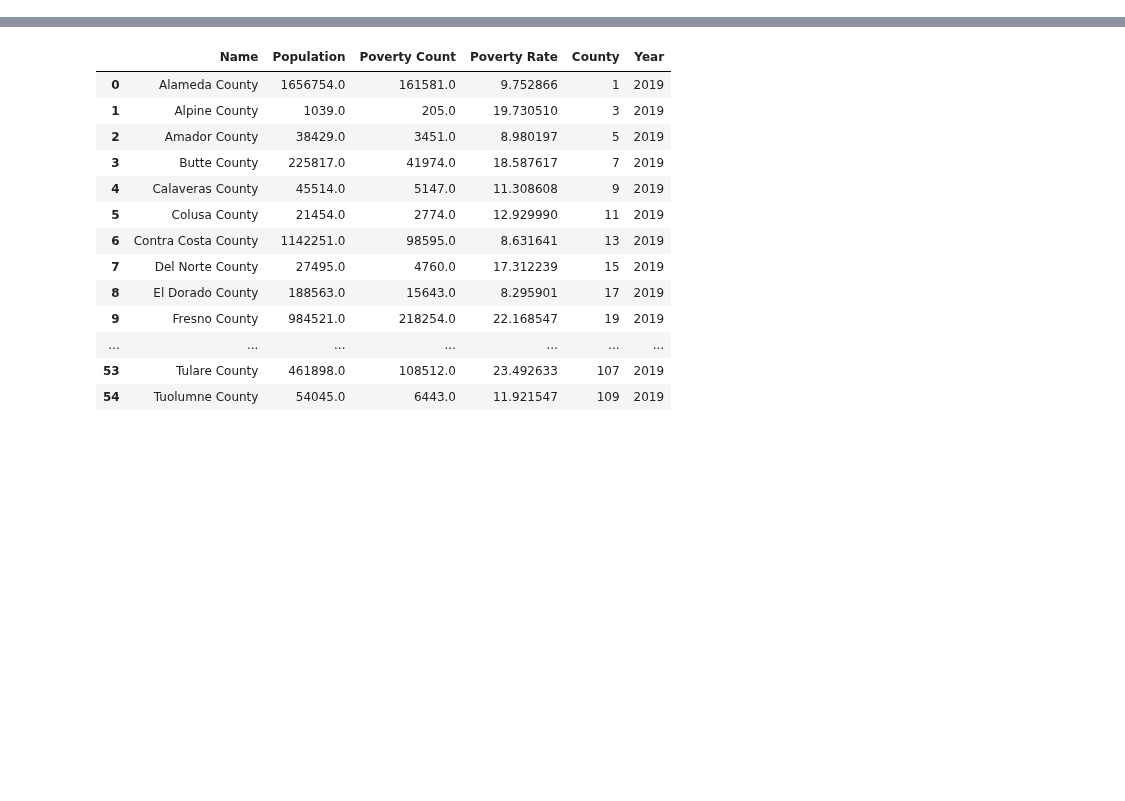
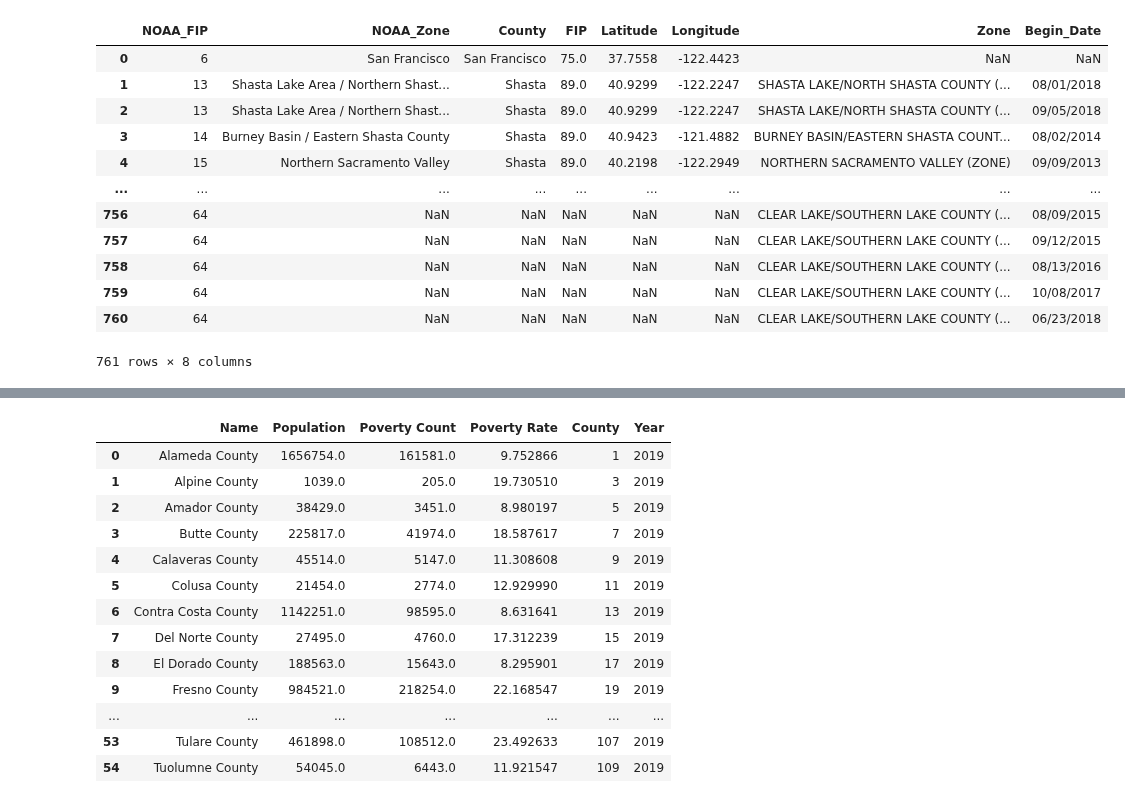
Before and after one commit to jacobdv/extreme-weather, a Jupyter notebook: Comparing income level (poverty level) to economic impact of wildfires.ipynb, the cells around one changed output, grey strips where cells are left out. Drawn from its saved outputs; the diff is of its cells as text; code cells hidden in the pictures; blank space fills up the shorter version.

```diff
--- a/Comparing income level (poverty level) to economic impact of wildfires.ipynb
+++ b/Comparing income level (poverty level) to economic impact of wildfires.ipynb
@@ -7,6 +7,8 @@ import requests
 from census import Census
 #from us import states
 # %%
+#Read in CSVs
+combined_fips_df = pd.read_csv("NOAA_CSVs/combined_zone_county_data.csv")
 wildfire_df = pd.read_csv("NOAA_CSVs/wildfires_2010_2019.csv")
 #census_df = pd.read_csv("census_data_ca_county.csv")
 census_df_2010 = pd.read_csv("Census_csvs/2010_census_data_ca_county.csv")
@@ -20,4 +22,18 @@ census_df_2016 = pd.read_csv("Census_csvs/2016_census_data_ca_county.csv")
 #census_df_2018 = pd.read_csv("Census_csvs/2018_census_data_ca_county.csv")
 census_df_2019 = pd.read_csv("Census_csvs/2019_census_data_ca_county.csv")
 # %%
-#wildfire_df["CZ_NAME_STR"].head(50)
+combined_fips_df
+# %% [output]
+|  | NOAA_FIP | NOAA_Zone | County | FIP | Latitude | Longitude | Zone | Begin_Date |
+| 0 | 6 | San Francisco | San Francisco | 75.0 | 37.7558 | -122.4423 | NaN | NaN |
+| 1 | 13 | Shasta Lake Area / Northern Shast... | Shasta | 89.0 | 40.9299 | -122.2247 | SHASTA LAKE/NORTH SHASTA COUNTY (... | 08/01/2018 |
+| 2 | 13 | Shasta Lake Area / Northern Shast... | Shasta | 89.0 | 40.9299 | -122.2247 | SHASTA LAKE/NORTH SHASTA COUNTY (... | 09/05/2018 |
+| 3 | 14 | Burney Basin / Eastern Shasta County | Shasta | 89.0 | 40.9423 | -121.4882 | BURNEY BASIN/EASTERN SHASTA COUNT... | 08/02/2014 |
+| 4 | 15 | Northern Sacramento Valley | Shasta | 89.0 | 40.2198 | -122.2949 | NORTHERN SACRAMENTO VALLEY (ZONE) | 09/09/2013 |
+| ... | ... | ... | ... | ... | ... | ... | ... | ... |
+| 756 | 64 | NaN | NaN | NaN | NaN | NaN | CLEAR LAKE/SOUTHERN LAKE COUNTY (... | 08/09/2015 |
+| 757 | 64 | NaN | NaN | NaN | NaN | NaN | CLEAR LAKE/SOUTHERN LAKE COUNTY (... | 09/12/2015 |
+| 758 | 64 | NaN | NaN | NaN | NaN | NaN | CLEAR LAKE/SOUTHERN LAKE COUNTY (... | 08/13/2016 |
+| 759 | 64 | NaN | NaN | NaN | NaN | NaN | CLEAR LAKE/SOUTHERN LAKE COUNTY (... | 10/08/2017 |
+| 760 | 64 | NaN | NaN | NaN | NaN | NaN | CLEAR LAKE/SOUTHERN LAKE COUNTY (... | 06/23/2018 |
+761 rows × 8 columns
```
Also changed, not shown: parts of 6 cells of this notebook, 1 other file.
